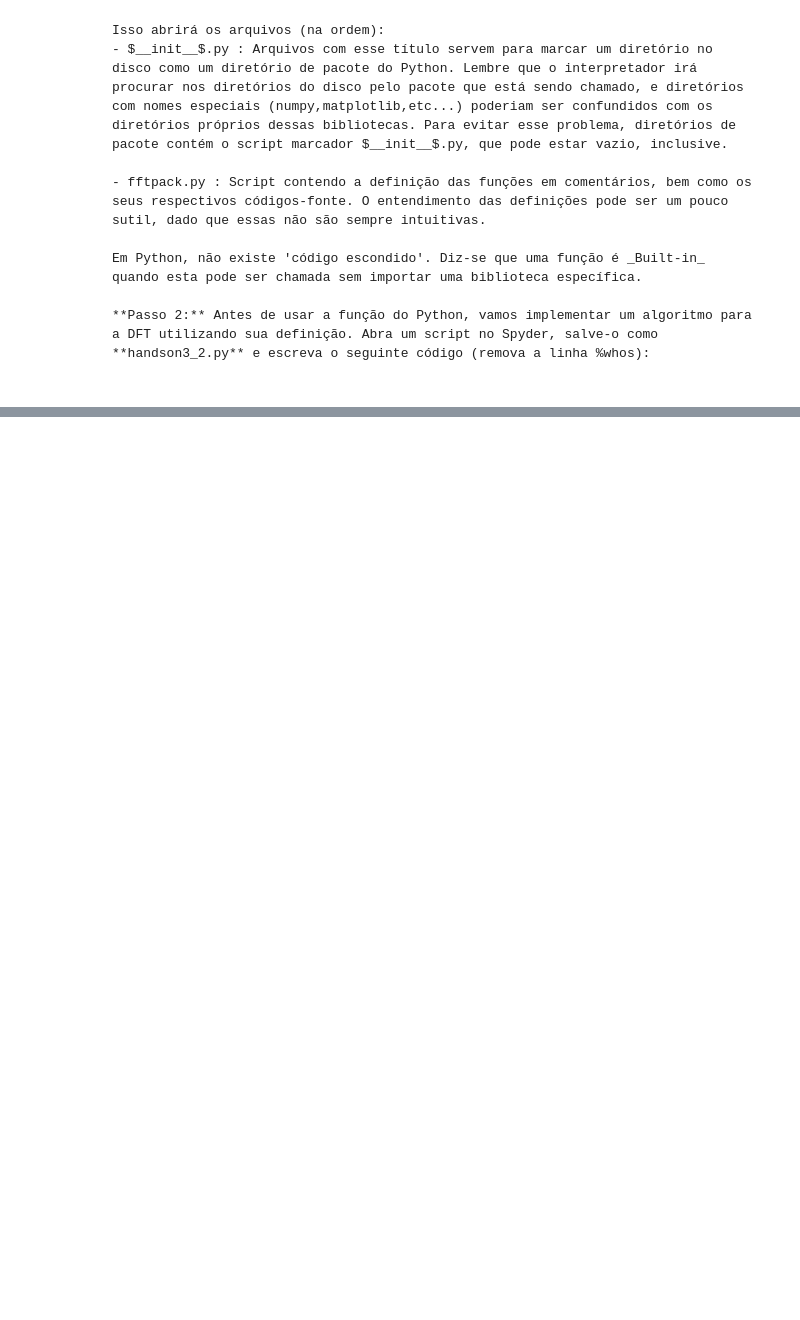
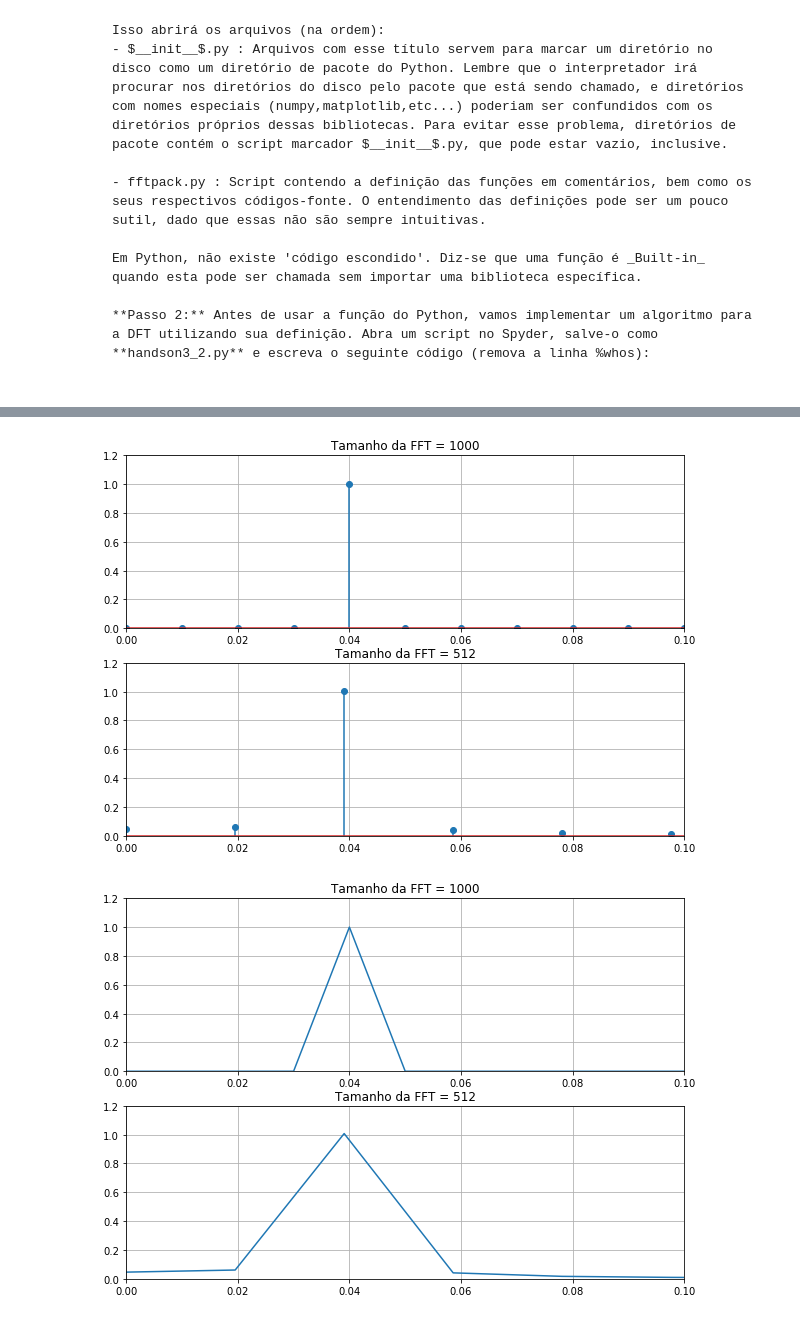
Before and after one commit to josemcast/DCO2004_LabPSC, a Jupyter notebook: h03_python.ipynb, the cells around one changed output, grey strips where cells are left out. Saved outputs shown, nothing was run; the diff lists cells and outputs as text; code cells hidden in the pictures; blank space fills up the shorter version.

```diff
--- a/h03_python.ipynb
+++ b/h03_python.ipynb
@@ -170,0 +266,54 @@ Inspecione o código com calma. Veja o tamanho das variáveis criadas e tente en
+# %%
+import numpy as np
+import matplotlib.pyplot as plt
+## Geração do sinal cosenoidal
+fsampling = 10                                               #Taxa de amostragem
+tf = 200                                                     #Tempo entre amostras
+t =  np.arange(0,tf+1/fsampling,1/fsampling)                 #Eixo do tempo
+fm = 0.04                                                    #Frequência da senoide
+Am = 2                                                       #Amplitude da senoide
+m = Am*np.cos(2*np.pi*fm*t)                                  #Sinal senoidal
+
+## Visualizando a amplitude do espectro com um tamanho arbitrário para a FFT
+plt.figure(1,[10,7])                                         #instância de figure, de número 1 e tamanho 10x7
+
+lfft = 1000                                                  # Tamanho da FFT
+yfft = np.fft.fft(m,lfft)/lfft                               # Cálculo da FFT via função do Matlab
+freq1 = np.arange(0,fsampling/2,fsampling/lfft)              # Definição do eixo das frequências unilateral
+yfftuni = yfft[0:lfft//2]                                    # Coleta da FFT unilateral
+plt.subplot(211)
+plt.stem(freq1,np.abs(yfftuni))                              # Plotagem do espectro unilateral M(f)
+plt.grid()
+plt.title('Tamanho da FFT = '+str(lfft))
+plt.axis([0,0.1,0,1.2])
+
+## Visualizando a amplitude do espectro com um tamanho arbitrário para a FFT
+lfft2 = 512                                                  # Tamanho da FFT
+yfft2 = np.fft.fft(m,lfft2)/lfft2                            # Cálculo da FFT via função do Matlab
+freq2 = np.arange(0,fsampling/2,fsampling/lfft2)             # Definição do eixo das frequências unilateral
+yfftuni2 = yfft2[0:lfft2//2]                                 # Coleta da FFT unilateral
+plt.subplot(212)
+plt.stem(freq2,np.abs(yfftuni2))                             # Plotagem do espectro unilateral M(f)
+plt.grid()
+plt.title('Tamanho da FFT = '+str(lfft2))
+plt.axis([0,0.1,0,1.2])
+
+plt.show()
+## Gráficos com a função plot()
+plt.figure(2,[10,7])
+plt.subplot(211)
+plt.plot(freq1,np.abs(yfftuni))                              # Plotagem do espectro unilateral M(f)
+plt.grid()
+plt.title('Tamanho da FFT = '+str(lfft))
+plt.axis([0,0.1,0,1.2])
+
+plt.subplot(212)
+plt.plot(freq2,np.abs(yfftuni2))                             # Plotagem do espectro unilateral M(f)
+plt.grid()
+plt.title('Tamanho da FFT = '+str(lfft2))
+plt.axis([0,0.1,0,1.2])
+
+plt.show()
+# %% [output]
+[figure, added]
+[figure, added]
```
Also changed, not shown: parts of 12 cells of this notebook, 3 other files.
